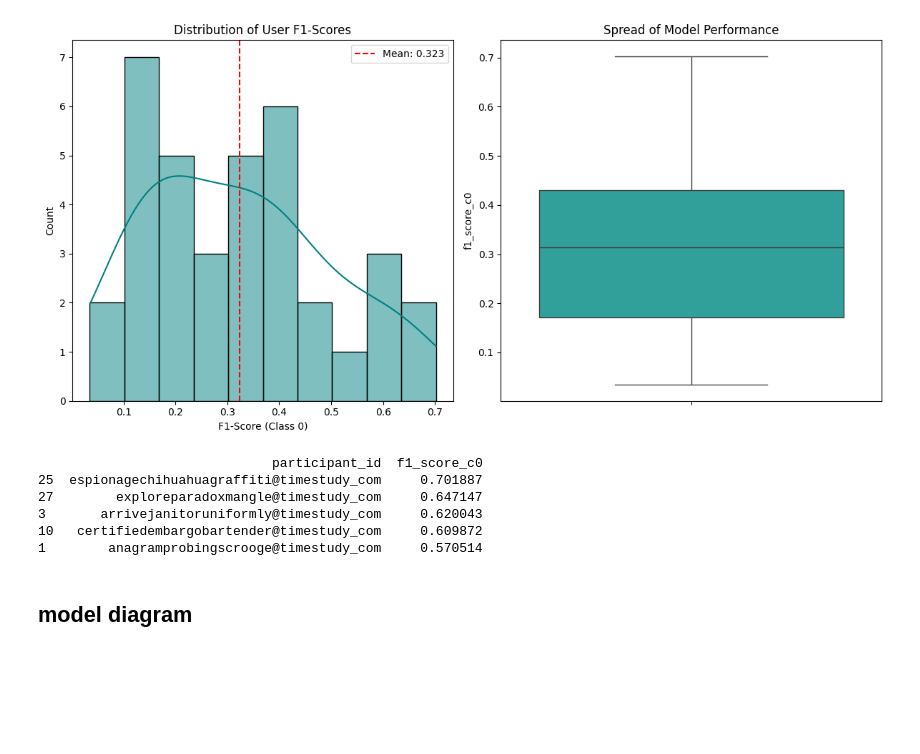
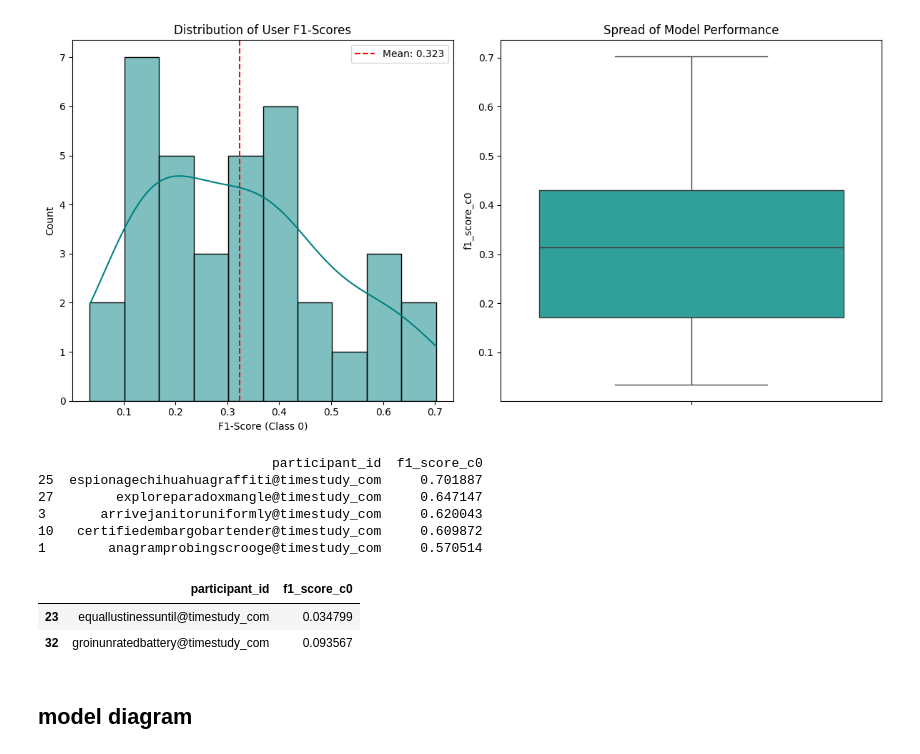
Before and after one commit to adityaponnada/real_time_prompting, a Jupyter notebook: general_rnn.ipynb, the cells around one changed output. Saved outputs shown, nothing was run; the diff lists cells and outputs as text; code cells hidden in the pictures; blank space fills up the shorter version.

```diff
--- a/general_rnn.ipynb
+++ b/general_rnn.ipynb
@@ -1747,6 +1747,13 @@ Name: f1_score_c0, dtype: float64
 3       arrivejanitoruniformly@timestudy_com     0.620043
 10   certifiedembargobartender@timestudy_com     0.609872
 1        anagramprobingscrooge@timestudy_com     0.570514
+# %%
+low_f1 = results_df[results_df['f1_score_c0'] < 0.1]
+low_f1
+# %% [output]
+|  | participant_id | f1_score_c0 |
+| 23 | equallustinessuntil@timestudy_com | 0.034799 |
+| 32 | groinunratedbattery@timestudy_com | 0.093567 |
 # %% [markdown]
 ## model diagram
 # %%
```
